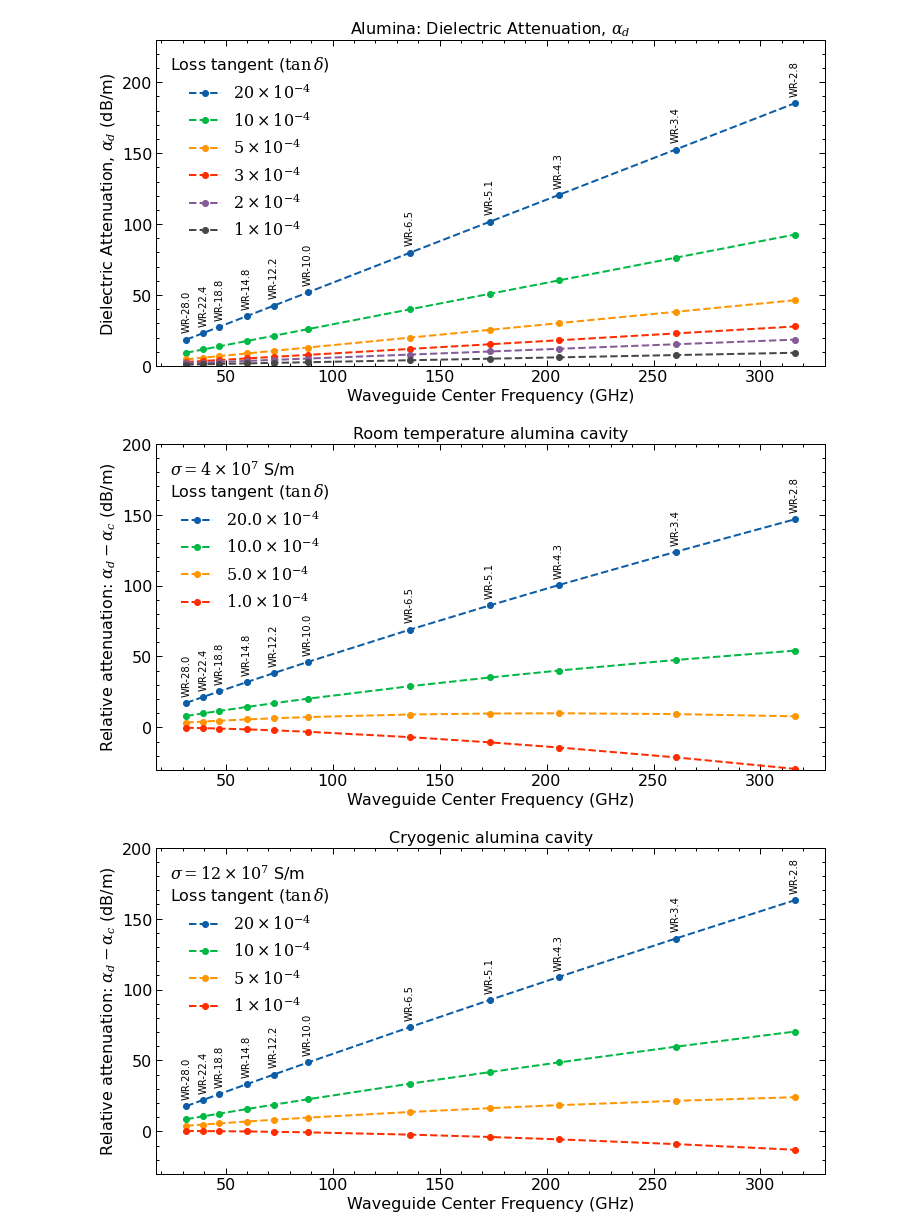
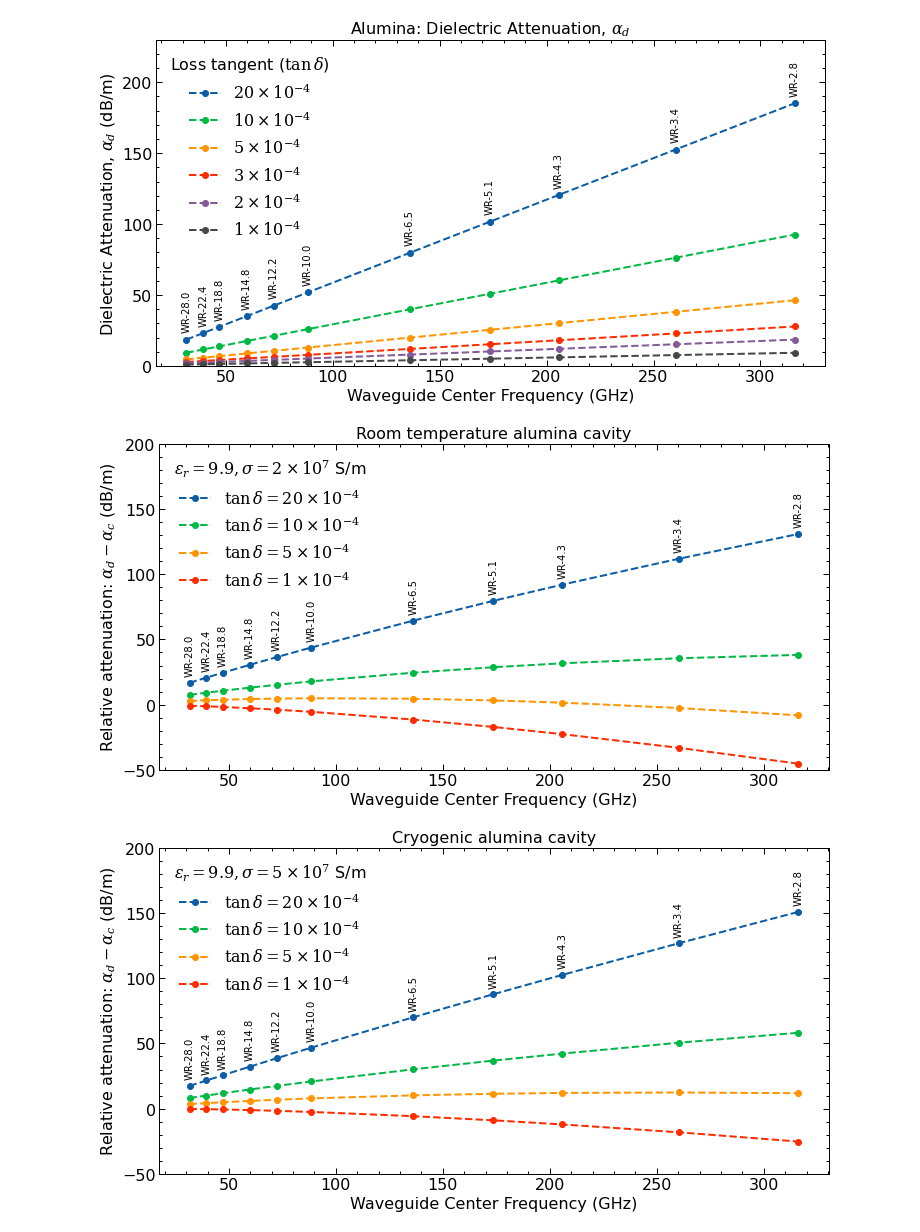
Before and after one commit to garrettj403/Waveguide, a Jupyter notebook: examples/conductor-vs-dielectric-attenuation.ipynb, the cells around one changed output. Cells and saved outputs as stored; diff of their text form; code cells hidden in the pictures.

Commit message:
examples/conductor-vs-dielectric-attenuation: update relative loss plots

```diff
--- a/examples/conductor-vs-dielectric-attenuation.ipynb
+++ b/examples/conductor-vs-dielectric-attenuation.ipynb
@@ -145,15 +145,14 @@ for i, _tand in np.ndenumerate(tand_list):
     for _fc, _dim in zip(f_center, dimensions):
         alpha_d.append(dielectric_loss(_fc, _dim[0], b=_dim[1], er=_er))
     alpha_d = np.array(alpha_d)
-    plt.plot(f_center/1e9, np2db(alpha_d) - np2db(alpha_c), marker='o', ls='--', label=r"${:.1f}\times10^{{-4}}$".format(_tand*1e4))
+    plt.plot(f_center/1e9, np2db(alpha_d) - np2db(alpha_c), marker='o', ls='--', label=r"$\tan\,\delta={:.1f}\times10^{{-4}}$".format(_tand*1e4))
     if i[0] == 0:
         for _f, _a, _wr in zip(f_center/1e9, np2db(alpha_d) - np2db(alpha_c), wr_sizes):
             plt.text(_f, _a+1.5, "WR-{:.1f}".format(_wr), ha='center', va='bottom', rotation=90)
 plt.xlabel("Waveguide Center Frequency (GHz)")
 plt.ylabel(r"Relative attenuation: $\alpha_d - \alpha_c$ (dB/m)")
 plt.ylim([-25, 10])
-line1 = r"Loss tangent ($\tan\,\delta$)"
-line2 = r"$\sigma={:.0f}\times10^7$ S/m".format(cond/1e7)
-plt.legend(title="{}\n{}".format(line2, line1))
+line2 = r"$\varepsilon_r=2.3$, $\sigma={:.0f}\times10^7$ S/m".format(cond/1e7)
+plt.legend(title=line2, loc=3)
 plt.savefig("results/waveguide-loss-hdpe-relative-300k.png", dpi=400);
 # %% [output]
@@ -180,15 +179,14 @@ for i, _tand in np.ndenumerate(tand_list):
     for _fc, _dim in zip(f_center, dimensions):
         alpha_d.append(dielectric_loss(_fc, _dim[0], b=_dim[1], er=_er))
     alpha_d = np.array(alpha_d)
-    plt.plot(f_center/1e9, np2db(alpha_d) - np2db(alpha_c), marker='o', ls='--', label=r"${:.1f}\times10^{{-4}}$".format(_tand*1e4))
+    plt.plot(f_center/1e9, np2db(alpha_d) - np2db(alpha_c), marker='o', ls='--', label=r"$\tan\,\delta={:.1f}\times10^{{-4}}$".format(_tand*1e4))
     if i[0] == 0:
         for _f, _a, _wr in zip(f_center/1e9, np2db(alpha_d) - np2db(alpha_c), wr_sizes):
             plt.text(_f, _a+1.5, "WR-{:.1f}".format(_wr), ha='center', va='bottom', rotation=90)
 plt.xlabel("Waveguide Center Frequency (GHz)")
 plt.ylabel(r"Relative attenuation: $\alpha_d - \alpha_c$ (dB/m)")
 plt.ylim([-25, 10])
-line1 = r"Loss tangent ($\tan\,\delta$)"
-line2 = r"$\sigma={:.0f}\times10^7$ S/m".format(cond/1e7)
-plt.legend(title="{}\n{}".format(line2, line1))
+line2 = r"$\varepsilon_r=2.3$, $\sigma={:.0f}\times10^7$ S/m".format(cond/1e7)
+plt.legend(title=line2, loc=3)
 plt.savefig("results/waveguide-loss-hdpe-relative-4k.png", dpi=400);
 # %% [output]
@@ -255,7 +253,7 @@ plt.savefig("results/waveguide-loss-alumina-alphad.png", dpi=400);
 er = 9.9
 
 # Conductivity
-cond = 4e7
+cond = 2e7
 alpha_c = []
 for _fc, _dim in zip(f_center, dimensions):
     alpha_c.append(conductor_loss(_fc, cond, _dim[0], _dim[1], er=er))
@@ -272,51 +270,49 @@ for i, _tand in np.ndenumerate(tand_list):
     for _fc, _dim in zip(f_center, dimensions):
         alpha_d.append(dielectric_loss(_fc, _dim[0], b=_dim[1], er=_er))
     alpha_d = np.array(alpha_d)
-    plt.plot(f_center/1e9, np2db(alpha_d) - np2db(alpha_c), marker='o', ls='--', label=r"${:.1f}\times10^{{-4}}$".format(_tand*1e4))
+    plt.plot(f_center/1e9, np2db(alpha_d) - np2db(alpha_c), marker='o', ls='--', label=r"$\tan\,\delta={:.0f}\times10^{{-4}}$".format(_tand*1e4))
     if i[0] == 0:
         for _f, _a, _wr in zip(f_center/1e9, np2db(alpha_d) - np2db(alpha_c), wr_sizes):
             plt.text(_f, _a+5, "WR-{:.1f}".format(_wr), ha='center', va='bottom', rotation=90)
 plt.xlabel("Waveguide Center Frequency (GHz)")
 plt.ylabel(r"Relative attenuation: $\alpha_d - \alpha_c$ (dB/m)")
-plt.ylim([-30, 200])
-line1 = r"Loss tangent ($\tan\,\delta$)"
-line2 = r"$\sigma={:.0f}\times10^7$ S/m".format(cond/1e7)
-plt.legend(title="{}\n{}".format(line2, line1))
+plt.ylim([-50, 200])
+line2 = r"$\varepsilon_r=9.9, \sigma={:.0f}\times10^7$ S/m".format(cond/1e7)
+plt.legend(title=line2)
 plt.savefig("results/waveguide-loss-alumina-relative-300k.png", dpi=400);
 # %% [output]
-[figure, old version]
+[figure, new version]
 # %%
 # Relative permittivity
 er = 9.9
 
 # Conductivity
-cond = 12e7
+cond = 5e7
 alpha_c = []
 for _fc, _dim in zip(f_center, dimensions):
     alpha_c.append(conductor_loss(_fc, cond, _dim[0], _dim[1], er=er))
 alpha_c = np.array(alpha_c)
 
 # Loss tangent
 tand_list = [20e-4, 10e-4, 5e-4, 1e-4]
 
 plt.figure(figsize=(12,6))
 plt.title(r"Cryogenic alumina cavity")
 for i, _tand in np.ndenumerate(tand_list):
     alpha_d = []
     _er = er * (1 - 1j * _tand)
     for _fc, _dim in zip(f_center, dimensions):
         alpha_d.append(dielectric_loss(_fc, _dim[0], b=_dim[1], er=_er))
     alpha_d = np.array(alpha_d)
-    plt.plot(f_center/1e9, np2db(alpha_d) - np2db(alpha_c), marker='o', ls='--', label=r"${:.0f}\times10^{{-4}}$".format(_tand*1e4))
+    plt.plot(f_center/1e9, np2db(alpha_d) - np2db(alpha_c), marker='o', ls='--', label=r"$\tan\,\delta={:.0f}\times10^{{-4}}$".format(_tand*1e4))
     if i[0] == 0:
         for _f, _a, _wr in zip(f_center/1e9, np2db(alpha_d) - np2db(alpha_c), wr_sizes):
             plt.text(_f, _a+5, "WR-{:.1f}".format(_wr), ha='center', va='bottom', rotation=90)
 plt.xlabel("Waveguide Center Frequency (GHz)")
 plt.ylabel(r"Relative attenuation: $\alpha_d - \alpha_c$ (dB/m)")
-plt.ylim([-30, 200])
-line1 = r"Loss tangent ($\tan\,\delta$)"
-line2 = r"$\sigma={:.0f}\times10^7$ S/m".format(cond/1e7)
-plt.legend(title="{}\n{}".format(line2, line1))
+plt.ylim([-50, 200])
+line2 = r"$\varepsilon_r=9.9, \sigma={:.0f}\times10^7$ S/m".format(cond/1e7)
+plt.legend(title=line2)
 plt.savefig("results/waveguide-loss-alumina-relative-4k.png", dpi=400);
 # %% [output]
-[figure, old version]
+[figure, new version]
```
Also changed, not shown: parts of 2 cells of this notebook, 4 other files.
